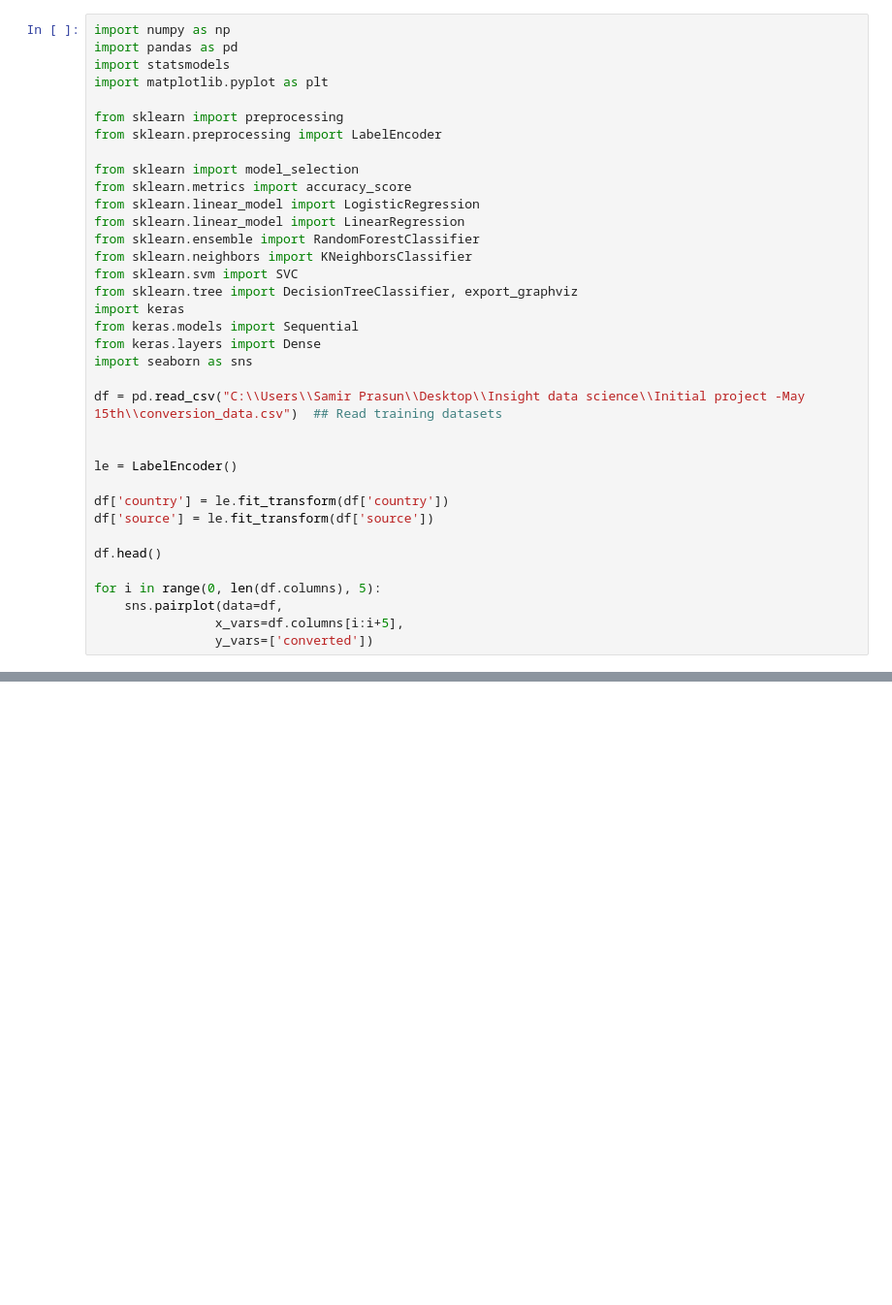
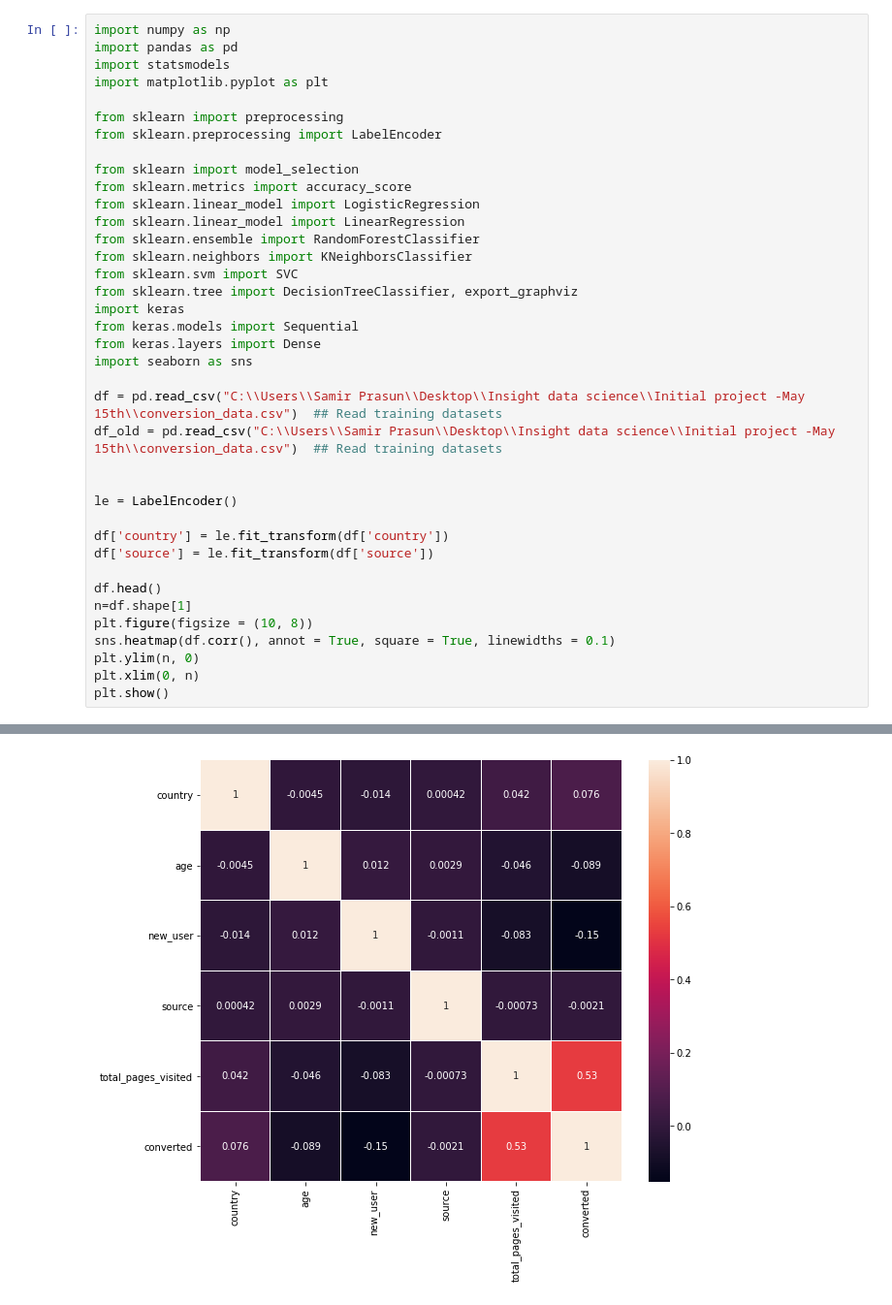
Before and after one commit to prasoonsamir/Samir_Prasun_presession_exercise, a Jupyter notebook: Samir_Prasun_Presession_exercise.ipynb, the cells around one changed output, grey strips where cells are left out. Shown at 97% size. Drawn from its saved outputs; the diff is of its cells as text; blank space fills up the shorter version.

```diff
--- a/Samir_Prasun_Presession_exercise.ipynb
+++ b/Samir_Prasun_Presession_exercise.ipynb
@@ -21,6 +21,7 @@ from keras.layers import Dense
 import seaborn as sns
 
 df = pd.read_csv("C:\\Users\\Samir Prasun\\Desktop\\Insight data science\\Initial project -May 15th\\conversion_data.csv")  ## Read training datasets
+df_old = pd.read_csv("C:\\Users\\Samir Prasun\\Desktop\\Insight data science\\Initial project -May 15th\\conversion_data.csv")  ## Read training datasets
 
 
 le = LabelEncoder()
@@ -29,9 +30,10 @@ df['country'] = le.fit_transform(df['country'])
 df['source'] = le.fit_transform(df['source'])
 
 df.head()
-
-for i in range(0, len(df.columns), 5):
-    sns.pairplot(data=df,
-                x_vars=df.columns[i:i+5],
-                y_vars=['converted'])
+n=df.shape[1]
+plt.figure(figsize = (10, 8))
+sns.heatmap(df.corr(), annot = True, square = True, linewidths = 0.1)
+plt.ylim(n, 0)
+plt.xlim(0, n)
+plt.show()
 # %% [output]
@@ -38,0 +40 @@ ModuleNotFoundError: No module named 'seaborn'
+[figure, added]
```
Also changed, not shown: parts of 5 cells of this notebook.
